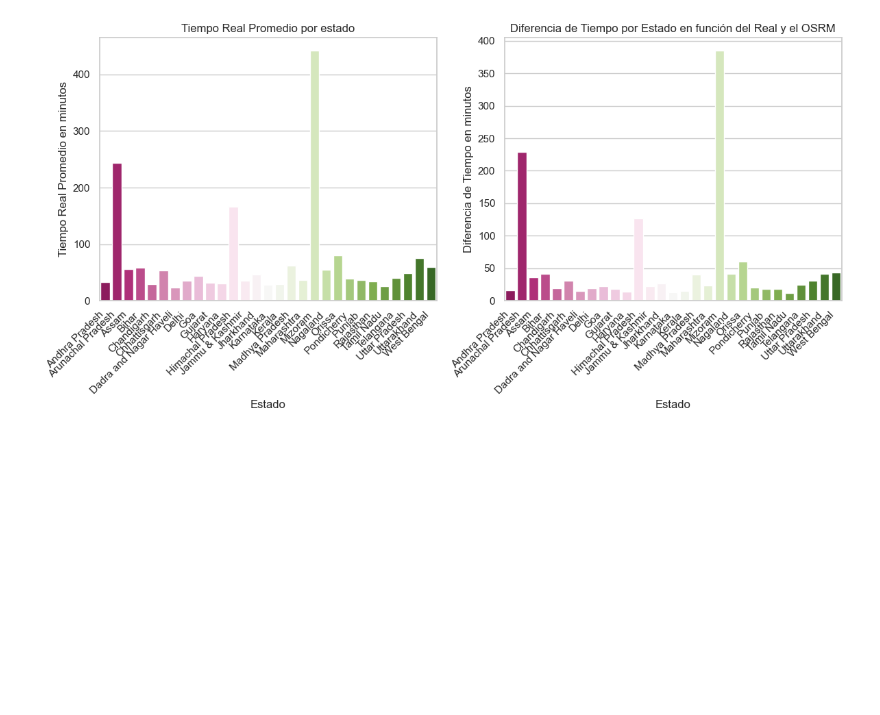
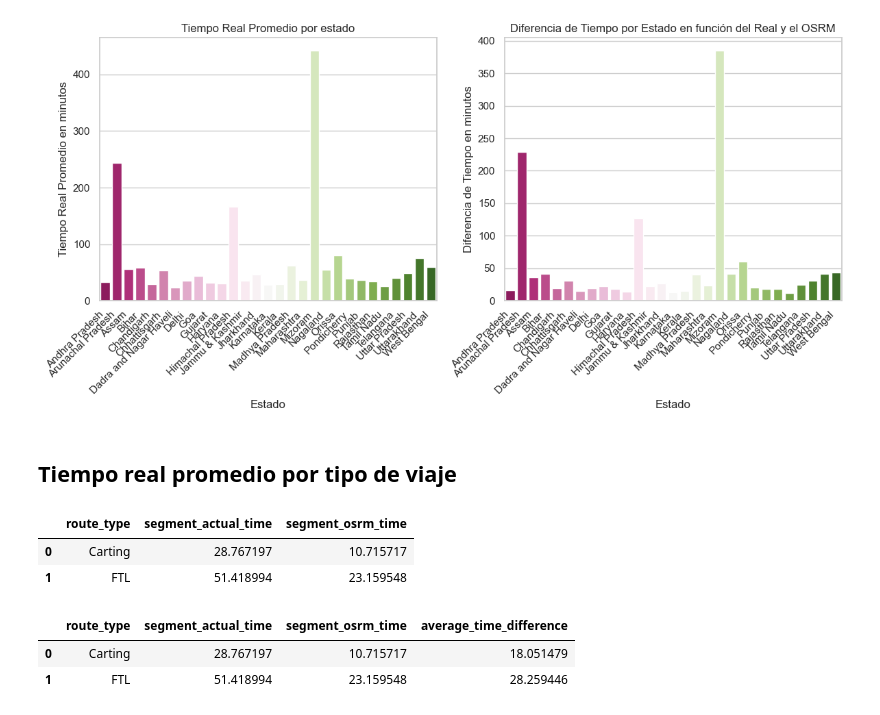
Before and after one commit to luroel/Deep-Dive-Delhivery, a Jupyter notebook: main.ipynb, the cells around one changed output. Cells and saved outputs as stored; diff of their text form; code cells hidden in the pictures; blank space fills up the shorter version.

```diff
--- a/main.ipynb
+++ b/main.ipynb
@@ -676,3 +676,5 @@ plt.tight_layout()
 plt.show()
 # %% [output]
 [figure]
+# %% [markdown]
+## Tiempo real promedio por tipo de viaje
@@ -678,0 +686,13 @@ plt.show()
+# %%
+av_time_route
+# %% [output]
+|  | route_type | segment_actual_time | segment_osrm_time |
+| 0 | Carting | 28.767197 | 10.715717 |
+| 1 | FTL | 51.418994 | 23.159548 |
+# %%
+av_time_route['average_time_difference'] = av_time_route['segment_actual_time'] - av_time_route['segment_osrm_time']
+av_time_route
+# %% [output]
+|  | route_type | segment_actual_time | segment_osrm_time | average_time_difference |
+| 0 | Carting | 28.767197 | 10.715717 | 18.051479 |
+| 1 | FTL | 51.418994 | 23.159548 | 28.259446 |
```
Also changed, not shown: parts of 8 cells of this notebook.
